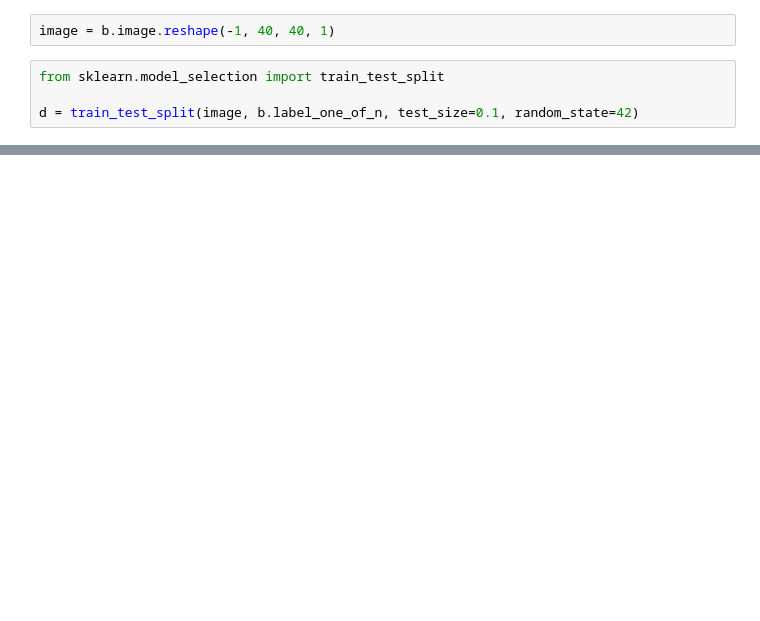
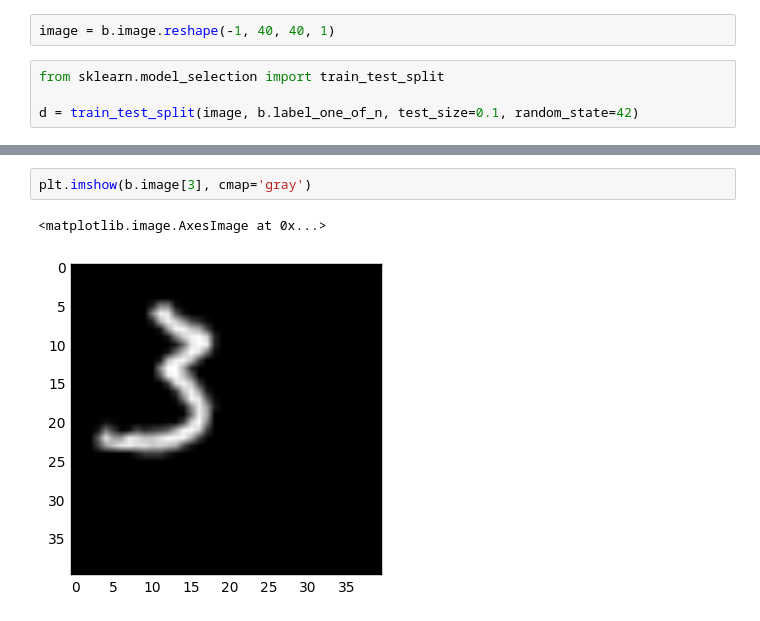
Before and after one commit to mluszczyk/ml1617-mnist, a Jupyter notebook: affnist.ipynb, the cells around one changed output, grey strips where cells are left out. Drawn from its saved outputs; the diff is of its cells as text; blank space fills up the shorter version.

```diff
--- a/affnist.ipynb
+++ b/affnist.ipynb
@@ -72,0 +58,5 @@ Id,0,1,2,3,4,5,6,7,8,9,10,11,12,13,14,15,16,17,18,19,20,21,22,23,24,25,26,27,28,
+# %%
+plt.imshow(b.image[3], cmap='gray')
+# %% [output]
+<matplotlib.image.AxesImage at 0x...>
+[figure, added]
```
Also changed, not shown: parts of 11 cells of this notebook, 2 other files.
